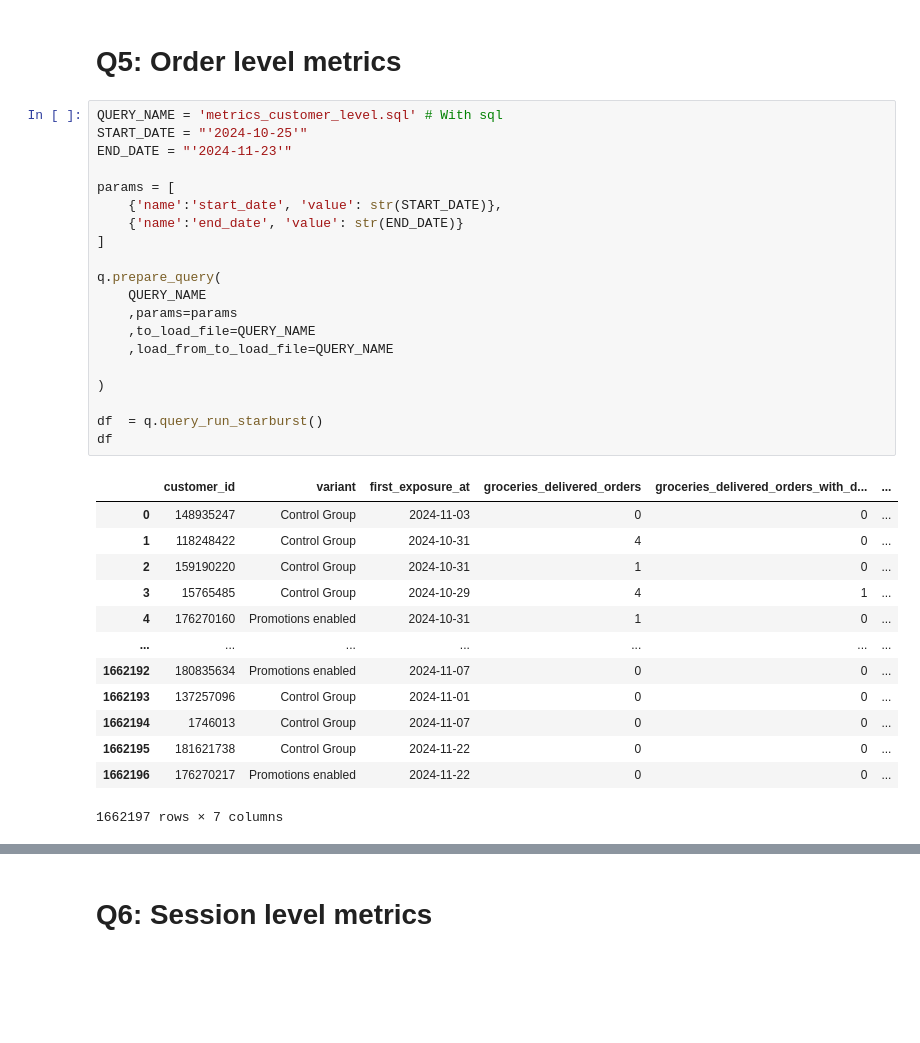
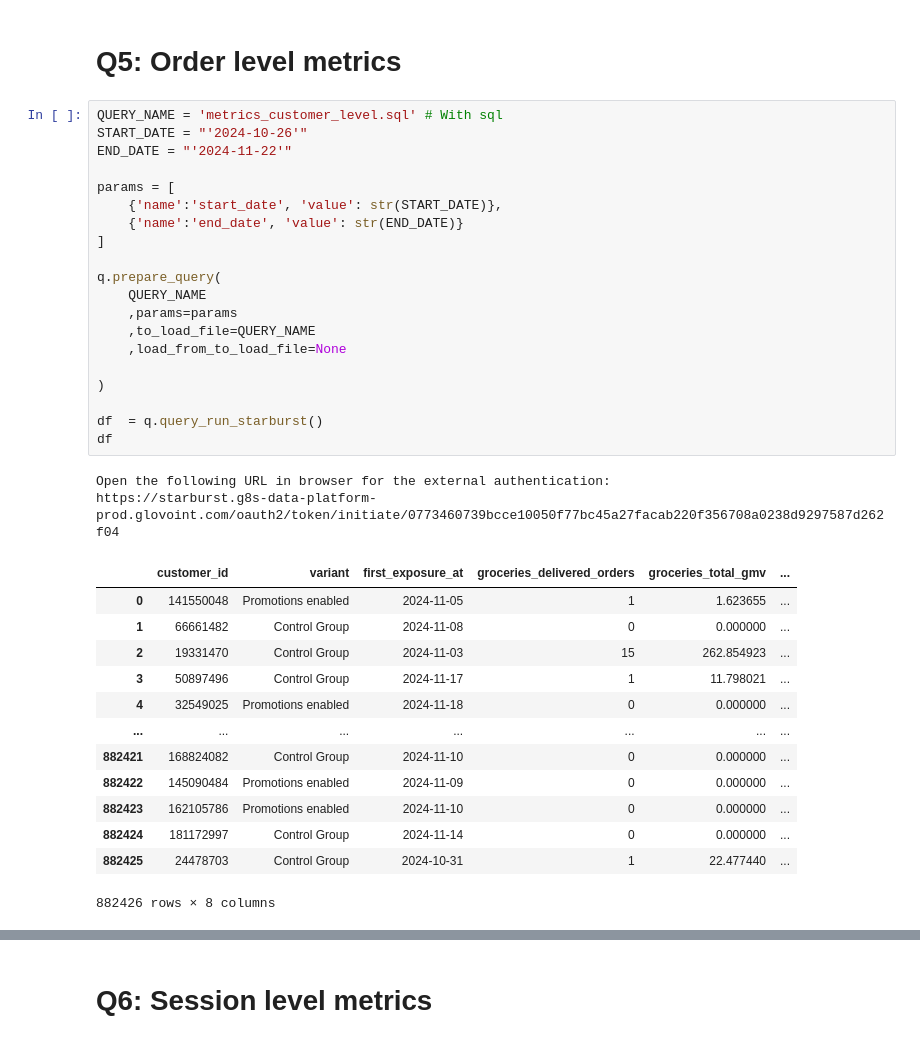
Before and after one commit to JordiCremades4444/central-node, a Jupyter notebook: notebooks/981_2024_12_02_surfacing_promos/surfacing_promos_m2.ipynb, the cells around one changed output, grey strips where cells are left out. Drawn from its saved outputs; the diff is of its cells as text; blank space fills up the shorter version.

```diff
--- a/notebooks/981_2024_12_02_surfacing_promos/surfacing_promos_m2.ipynb
+++ b/notebooks/981_2024_12_02_surfacing_promos/surfacing_promos_m2.ipynb
@@ -223,35 +225,37 @@ There is no problem, as all the experiment occurs in the same experiment version
 # Q5: Order level metrics
 # %%
 QUERY_NAME = 'metrics_customer_level.sql' # With sql
-START_DATE = "'2024-10-25'"
-END_DATE = "'2024-11-23'"
+START_DATE = "'2024-10-26'"
+END_DATE = "'2024-11-22'"
 
 params = [
     {'name':'start_date', 'value': str(START_DATE)},
     {'name':'end_date', 'value': str(END_DATE)}
 ]
 
 q.prepare_query(
     QUERY_NAME
     ,params=params
     ,to_load_file=QUERY_NAME
-    ,load_from_to_load_file=QUERY_NAME
+    ,load_from_to_load_file=None
 
 )
 
 df  = q.query_run_starburst()
 df
 # %% [output]
+Open the following URL in browser for the external authentication:
+https://starburst.g8s-data-platform-prod.glovoint.com/oauth2/token/initiate/0773460739bcce10050f77bc45a27facab220f356708a0238d9297587d262f04
-|  | customer_id | variant | first_exposure_at | groceries_delivered_orders | groceries_delivered_orders_with_d... | ... |
-| 0 | 148935247 | Control Group | 2024-11-03 | 0 | 0 | ... |
-| 1 | 118248422 | Control Group | 2024-10-31 | 4 | 0 | ... |
-| 2 | 159190220 | Control Group | 2024-10-31 | 1 | 0 | ... |
-| 3 | 15765485 | Control Group | 2024-10-29 | 4 | 1 | ... |
-| 4 | 176270160 | Promotions enabled | 2024-10-31 | 1 | 0 | ... |
+|  | customer_id | variant | first_exposure_at | groceries_delivered_orders | groceries_total_gmv | ... |
+| 0 | 141550048 | Promotions enabled | 2024-11-05 | 1 | 1.623655 | ... |
+| 1 | 66661482 | Control Group | 2024-11-08 | 0 | 0.000000 | ... |
+| 2 | 19331470 | Control Group | 2024-11-03 | 15 | 262.854923 | ... |
+| 3 | 50897496 | Control Group | 2024-11-17 | 1 | 11.798021 | ... |
+| 4 | 32549025 | Promotions enabled | 2024-11-18 | 0 | 0.000000 | ... |
 | ... | ... | ... | ... | ... | ... | ... |
-| 1662192 | 180835634 | Promotions enabled | 2024-11-07 | 0 | 0 | ... |
-| 1662193 | 137257096 | Control Group | 2024-11-01 | 0 | 0 | ... |
-| 1662194 | 1746013 | Control Group | 2024-11-07 | 0 | 0 | ... |
-| 1662195 | 181621738 | Control Group | 2024-11-22 | 0 | 0 | ... |
-| 1662196 | 176270217 | Promotions enabled | 2024-11-22 | 0 | 0 | ... |
+| 882421 | 168824082 | Control Group | 2024-11-10 | 0 | 0.000000 | ... |
+| 882422 | 145090484 | Promotions enabled | 2024-11-09 | 0 | 0.000000 | ... |
+| 882423 | 162105786 | Promotions enabled | 2024-11-10 | 0 | 0.000000 | ... |
+| 882424 | 181172997 | Control Group | 2024-11-14 | 0 | 0.000000 | ... |
+| 882425 | 24478703 | Control Group | 2024-10-31 | 1 | 22.477440 | ... |
-1662197 rows × 7 columns
+882426 rows × 8 columns
```
Also changed, not shown: parts of 13 cells of this notebook, 5 other files.
